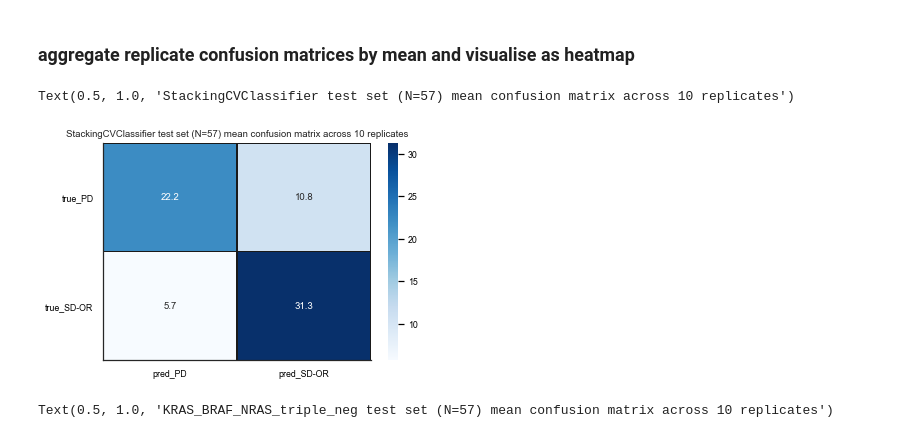
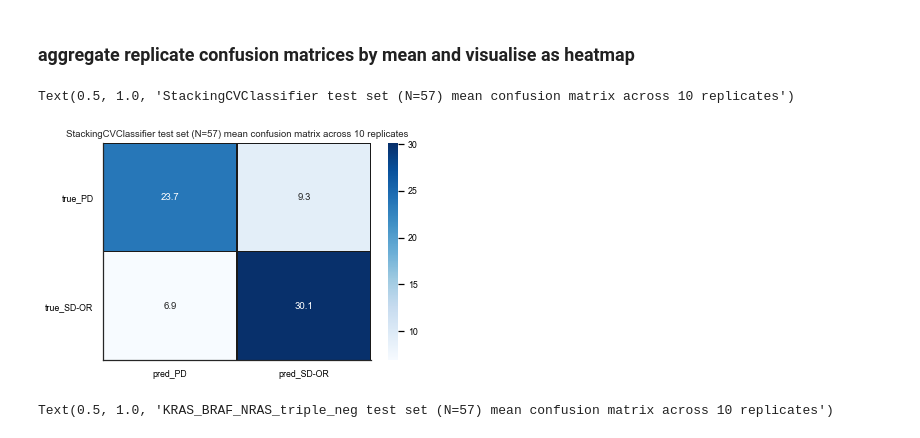
Before and after one commit to vodkatad/pdx_multiomics_integration_preproc, a Jupyter notebook: local/src/4_McNemar_PDX/aggregate_AUC+confMatrix_vis.ipynb, the cells around one changed output. Cells and saved outputs as stored; diff of their text form; code cells hidden in the pictures.

```diff
--- a/local/src/4_McNemar_PDX/aggregate_AUC+confMatrix_vis.ipynb
+++ b/local/src/4_McNemar_PDX/aggregate_AUC+confMatrix_vis.ipynb
@@ -78,22 +101,23 @@ def agg_confMatrix(df):
 			columns=['pred_PD', 'pred_SD-OR'],
 			index=['true_PD', 'true_SD-OR'])
 	return aggAvg_confMatrix
-stacked_aggAvg_confMatrix = agg_confMatrix(performance_df[performance_df.model_name == 'StackingCVClassifier'])
+stacked_aggAvg_confMatrix = agg_confMatrix(performance_df[performance_df.model_name == 'stackedCVClassifier'])
+rawL1elasticnet_aggAvg_confMatrix = agg_confMatrix(performance_df[performance_df.model_name == 'rawL1elasticnet'])
 tripleNeg_aggAvg_confMatrix = agg_confMatrix(performance_df[performance_df.model_name == 'KRAS_BRAF_NRAS_triple_neg'])
 # %%
-ax = sb.heatmap(aggAvg_confMatrix,
+ax = sb.heatmap(stacked_aggAvg_confMatrix,
 		annot=True,
 		fmt=".1f",
 		linewidths=.5,
 		cmap='Blues',
 		linecolor='k')
 sb.despine(ax=ax, offset=0) # show axes to close heatmap border
 ax.set_title('StackingCVClassifier test set (N=57) mean confusion matrix across 10 replicates')
 fig = ax.get_figure()
-fig.savefig('aggconfMatrix_heatmap_test.pdf', format='pdf', bbox_inches='tight')
+fig.savefig('aggconfMatrix_heatmap_StackingCVClassifier_test.pdf', format='pdf', bbox_inches='tight')
 # %% [output]
 Text(0.5, 1.0, 'StackingCVClassifier test set (N=57) mean confusion matrix across 10 replicates')
-[figure, old version]
+[figure, new version]
 # %%
 ax = sb.heatmap(tripleNeg_aggAvg_confMatrix,
 		annot=True,
```
Also changed, not shown: parts of 4 cells of this notebook, 2 other files.
